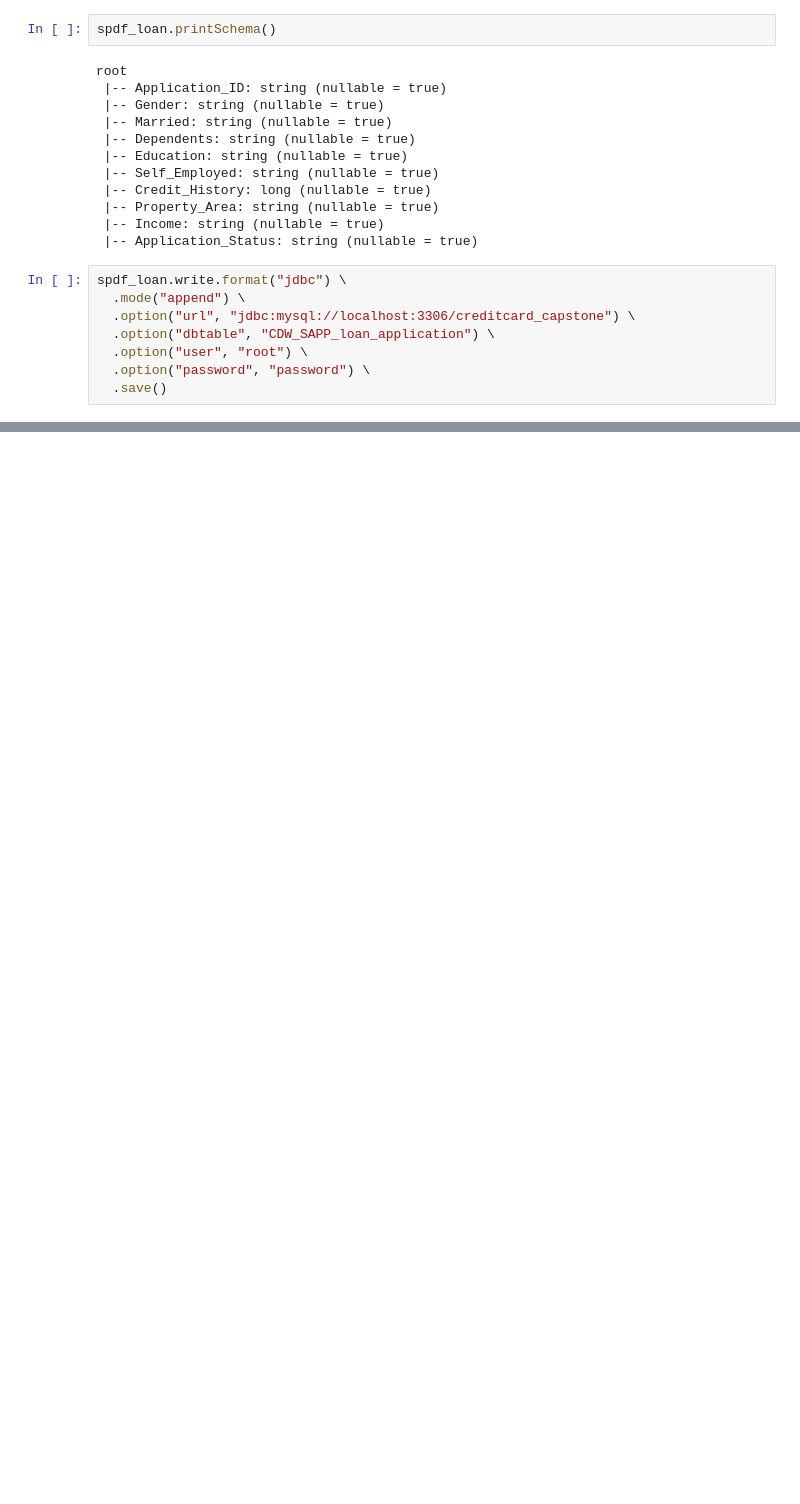
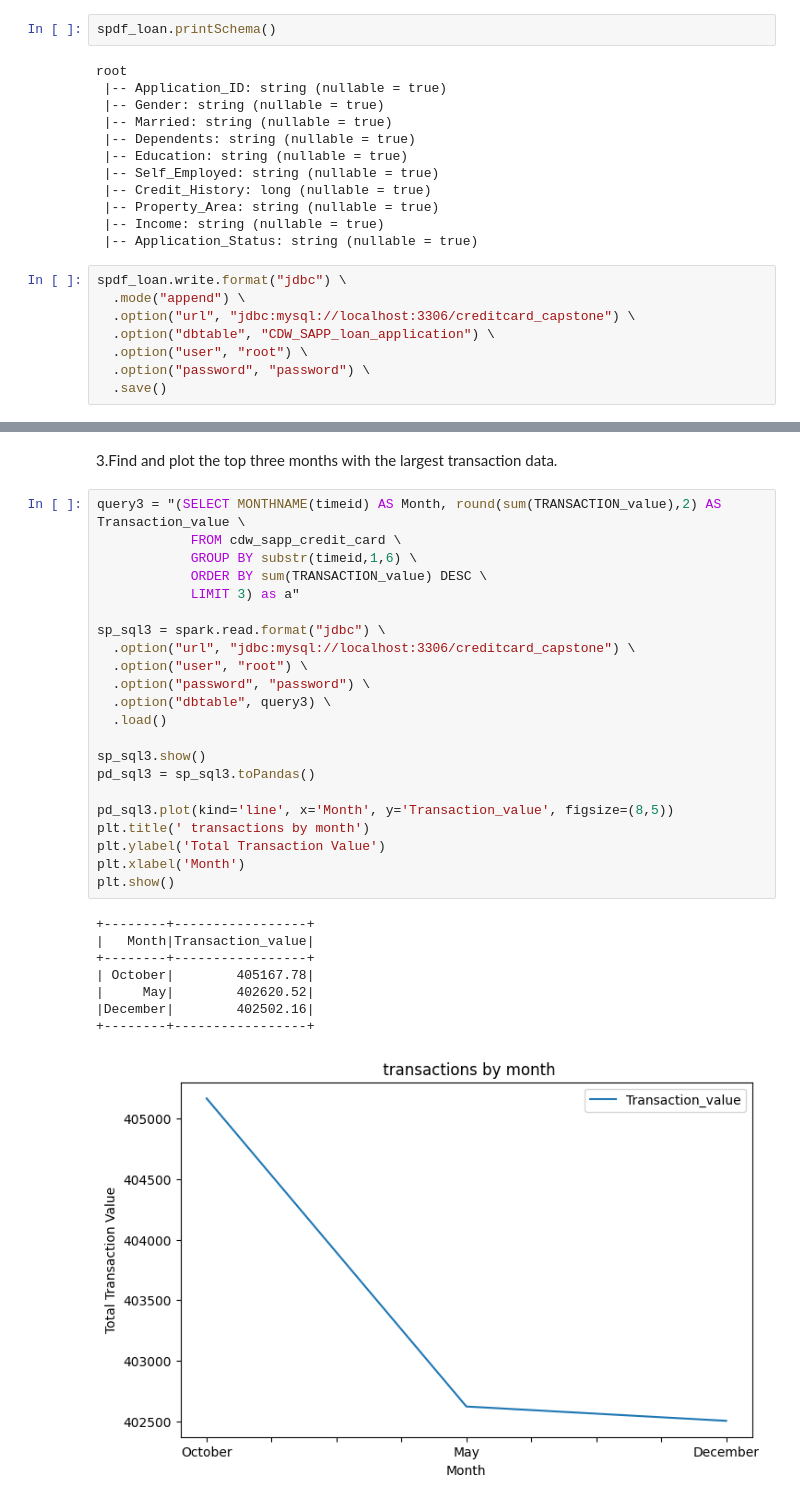
Before and after one commit to gitjish/Etlloan_project, a Jupyter notebook: loanapi_etl.ipynb, the cells around one changed output, grey strips where cells are left out. Drawn from its saved outputs; the diff is of its cells as text; blank space fills up the shorter version.

Commit message:
loan_api visualization updated with query

```diff
--- a/loanapi_etl.ipynb
+++ b/loanapi_etl.ipynb
@@ -160,0 +131,33 @@ plt.show()
+# %% [markdown]
+3.Find and plot the top three months with the largest transaction data.
+# %%
+query3 = "(SELECT MONTHNAME(timeid) AS Month, round(sum(TRANSACTION_value),2) AS Transaction_value \
+            FROM cdw_sapp_credit_card \
+            GROUP BY substr(timeid,1,6) \
+            ORDER BY sum(TRANSACTION_value) DESC \
+            LIMIT 3) as a"
+
+sp_sql3 = spark.read.format("jdbc") \
+  .option("url", "jdbc:mysql://localhost:3306/creditcard_capstone") \
+  .option("user", "root") \
+  .option("password", "password") \
+  .option("dbtable", query3) \
+  .load()
+
+sp_sql3.show()
+pd_sql3 = sp_sql3.toPandas()
+
+pd_sql3.plot(kind='line', x='Month', y='Transaction_value', figsize=(8,5))
+plt.title(' transactions by month')
+plt.ylabel('Total Transaction Value')
+plt.xlabel('Month')
+plt.show()
+# %% [output]
++--------+-----------------+
+|   Month|Transaction_value|
++--------+-----------------+
+| October|        405167.78|
+|     May|        402620.52|
+|December|        402502.16|
++--------+-----------------+
+[figure, added]
```
Also changed, not shown: parts of 21 cells of this notebook.
